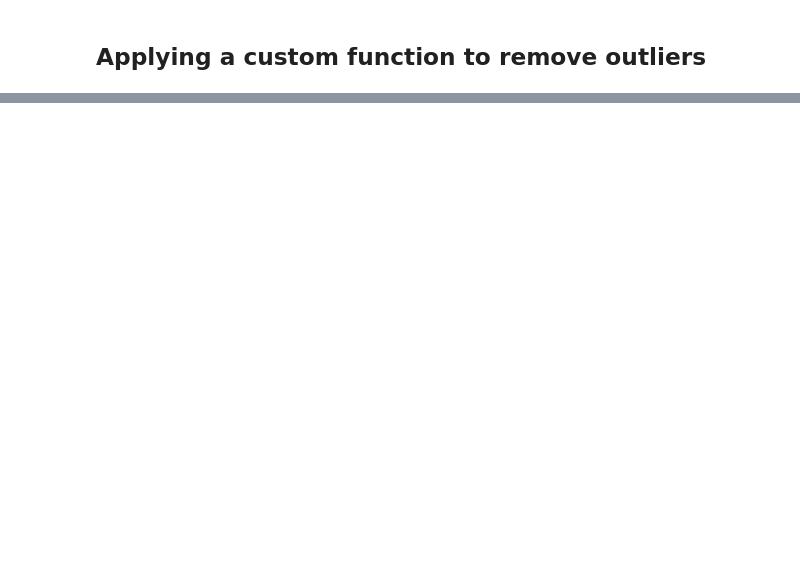
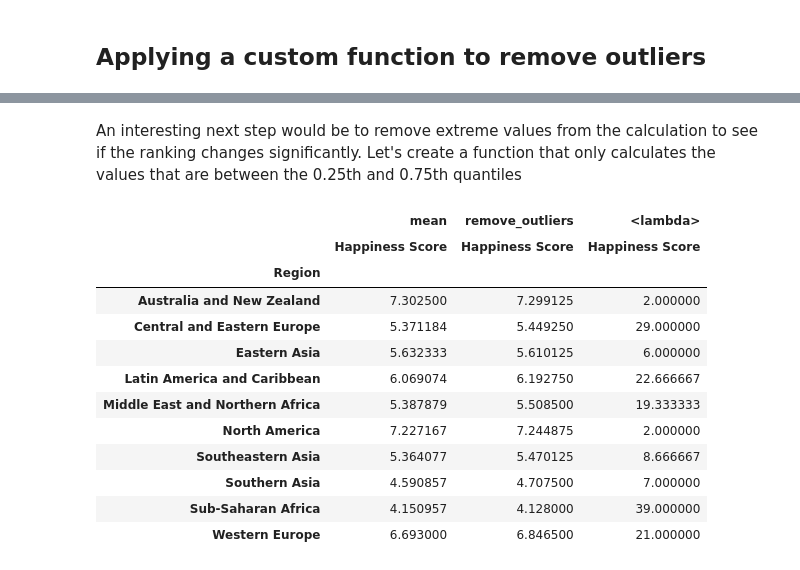
Before and after one commit to premanuj/data_science, a Jupyter notebook: Pandas and Numpy/pandas/pivot_tables.ipynb, the cells around one changed output, grey strips where cells are left out. Drawn from its saved outputs; the diff is of its cells as text; code cells hidden in the pictures; blank space fills up the shorter version.

```diff
--- a/Pandas and Numpy/pandas/pivot_tables.ipynb
+++ b/Pandas and Numpy/pandas/pivot_tables.ipynb
@@ -231,3 +232,26 @@ pd.pivot_table(data, index = 'Region', values="Happiness Score",
 | Southern Asia | 4.590857 | 3.360 | 5.269 | 0.535978 | 7.000000 |
 | Sub-Saharan Africa | 4.150957 | 2.693 | 5.648 | 0.584945 | 39.000000 |
 | Western Europe | 6.693000 | 4.857 | 7.587 | 0.777886 | 21.000000 |
+# %% [markdown]
+An interesting next step would be to remove extreme values from the calculation to see if the ranking changes significantly. Let's create a function that only calculates the values that are between the 0.25th and 0.75th quantiles
+# %%
+def remove_outliers(values):
+    mid_quantiles = values.quantile([.25, .75])
+    return np.mean(mid_quantiles)
+
+pd.pivot_table(data, index = 'Region', values="Happiness Score",
+               aggfunc= [np.mean, remove_outliers, lambda x: x.count()/3])
+# %% [output]
+|  | mean | remove_outliers | <lambda> |
+|  | Happiness Score | Happiness Score | Happiness Score |
+| Region |  |  |  |
+| Australia and New Zealand | 7.302500 | 7.299125 | 2.000000 |
+| Central and Eastern Europe | 5.371184 | 5.449250 | 29.000000 |
+| Eastern Asia | 5.632333 | 5.610125 | 6.000000 |
+| Latin America and Caribbean | 6.069074 | 6.192750 | 22.666667 |
+| Middle East and Northern Africa | 5.387879 | 5.508500 | 19.333333 |
+| North America | 7.227167 | 7.244875 | 2.000000 |
+| Southeastern Asia | 5.364077 | 5.470125 | 8.666667 |
+| Southern Asia | 4.590857 | 4.707500 | 7.000000 |
+| Sub-Saharan Africa | 4.150957 | 4.128000 | 39.000000 |
+| Western Europe | 6.693000 | 6.846500 | 21.000000 |
```
Also changed, not shown: parts of 10 cells of this notebook.
